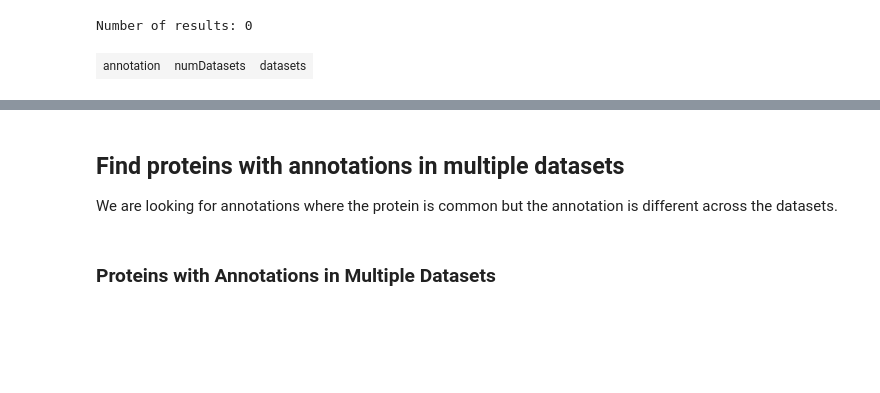
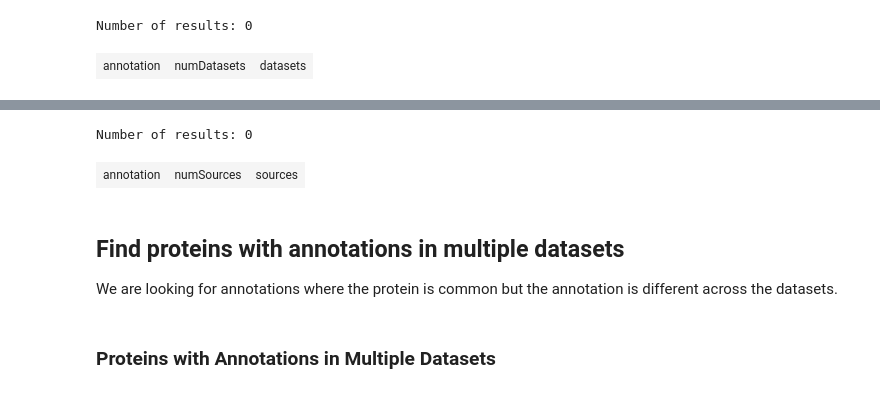
Before and after one commit to ivanmicetic/IDP-KG, a Jupyter notebook: notebooks/AnalysisQueries.ipynb, the cells around one changed output, grey strips where cells are left out. Saved outputs shown, nothing was run; the diff lists cells and outputs as text; code cells hidden in the pictures; blank space fills up the shorter version.

Commit message:
annotations from multiple pages

```diff
--- a/notebooks/AnalysisQueries.ipynb
+++ b/notebooks/AnalysisQueries.ipynb
@@ -639,3 +643,21 @@ Number of results: 0
+# %%
+displayResults(idpKG.query("""
+PREFIX schema: <https://schema.org/>
+PREFIX pav: <http://purl.org/pav/>
+SELECT ?annotation (COUNT(?g) as ?numSources) (GROUP_CONCAT(?source;SEPARATOR=", ") AS ?sources)
+WHERE {
+    GRAPH ?g {
+        ?annotation a schema:SequenceAnnotation .
+    }
+    ?g pav:retrievedFrom ?source .
+}
+GROUP BY ?annotation
+HAVING (COUNT(*) > 1)
+ORDER BY ?numSources
+"""))
+# %% [output]
+Number of results: 0
+| annotation | numSources | sources |
 # %% [markdown]
 ## Find proteins with annotations in multiple datasets
 
```
Also changed, not shown: parts of 5 cells of this notebook.
